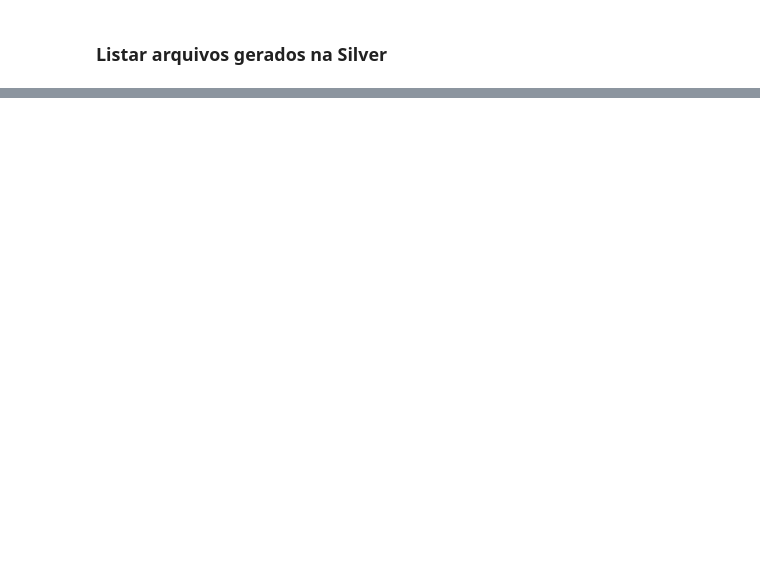
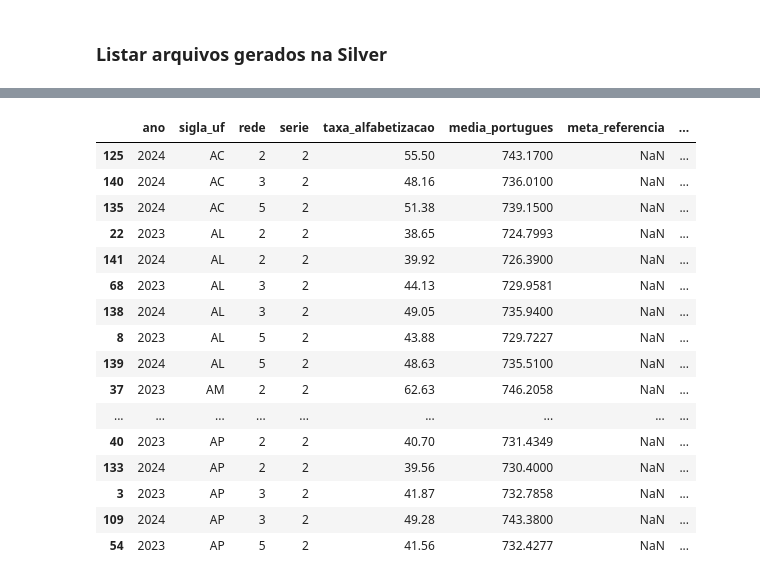
Before and after one commit to acorrea79/techchallenge-fase2-pipeline-alfabetizacao, a Jupyter notebook: notebooks/pipeline_alfabetizacao.ipynb, the cells around one changed output, grey strips where cells are left out. Cells and saved outputs as stored; diff of their text form; code cells hidden in the pictures; blank space fills up the shorter version.

Commit message:
feat: implement gold analytical datasets

```diff
--- a/notebooks/pipeline_alfabetizacao.ipynb
+++ b/notebooks/pipeline_alfabetizacao.ipynb
@@ -1100,0 +1604,15 @@ write_log(
+# %%
+# Leitura dos arquivos da camada Silver
+
+df_meta_brasil = read_silver_parquet("silver_meta_alfabetizacao_brasil.parquet")
+df_meta_uf = read_silver_parquet("silver_meta_alfabetizacao_uf.parquet")
+df_meta_municipio = read_silver_parquet("silver_meta_alfabetizacao_municipio.parquet")
+
+df_indicador_municipio = read_silver_parquet("silver_indicador_municipio.parquet")
+df_indicador_uf = read_silver_parquet("silver_indicador_uf.parquet")
+
+df_alunos_sample = read_silver_parquet("silver_alunos_sample.parquet")
+df_alunos_agregado = read_silver_parquet("silver_alunos_agregado.parquet")
+df_dicionario = read_silver_parquet("silver_dicionario.parquet")
+
+write_log("Todos os arquivos Silver necessários para a Gold foram carregados.")
@@ -1100,0 +1868,50 @@ write_log(
+# %%
+# Gold 5: Evolução temporal da alfabetização por UF e rede
+
+df_gold_evolucao = df_gold_indicador_uf.copy()
+
+evolucao_columns = [
+    "ano",
+    "sigla_uf",
+    "rede",
+    "serie",
+    "taxa_alfabetizacao",
+    "media_portugues",
+    "meta_referencia",
+    "distancia_meta_pontos",
+    "status_meta"
+]
+
+evolucao_columns = [col for col in evolucao_columns if col in df_gold_evolucao.columns]
+
+df_gold_evolucao = df_gold_evolucao[evolucao_columns].copy()
+
+df_gold_evolucao = df_gold_evolucao.sort_values(
+    by=["sigla_uf", "rede", "serie", "ano"]
+)
+
+df_gold_evolucao["variacao_taxa_alfabetizacao"] = (
+    df_gold_evolucao
+    .groupby(["sigla_uf", "rede", "serie"])["taxa_alfabetizacao"]
+    .diff()
+)
+
+df_gold_evolucao = add_gold_metadata(
+    df_gold_evolucao,
+    "gold_evolucao_alfabetizacao_uf"
+)
+
+validate_gold_dataset(
+    df_gold_evolucao,
+    "gold_evolucao_alfabetizacao_uf",
+    ["ano", "sigla_uf", "rede", "taxa_alfabetizacao"]
+)
+
+save_gold_dataset(
+    df_gold_evolucao,
+    "gold_evolucao_alfabetizacao_uf.parquet",
+    "Evolução temporal da taxa de alfabetização por UF e rede"
+)
+
+display(df_gold_evolucao.head(20))
+# %% [output]
@@ -1100,0 +1919,17 @@ write_log(
+|  | ano | sigla_uf | rede | serie | taxa_alfabetizacao | media_portugues | meta_referencia | ... |
+| 125 | 2024 | AC | 2 | 2 | 55.50 | 743.1700 | NaN | ... |
+| 140 | 2024 | AC | 3 | 2 | 48.16 | 736.0100 | NaN | ... |
+| 135 | 2024 | AC | 5 | 2 | 51.38 | 739.1500 | NaN | ... |
+| 22 | 2023 | AL | 2 | 2 | 38.65 | 724.7993 | NaN | ... |
+| 141 | 2024 | AL | 2 | 2 | 39.92 | 726.3900 | NaN | ... |
+| 68 | 2023 | AL | 3 | 2 | 44.13 | 729.9581 | NaN | ... |
+| 138 | 2024 | AL | 3 | 2 | 49.05 | 735.9400 | NaN | ... |
+| 8 | 2023 | AL | 5 | 2 | 43.88 | 729.7227 | NaN | ... |
+| 139 | 2024 | AL | 5 | 2 | 48.63 | 735.5100 | NaN | ... |
+| 37 | 2023 | AM | 2 | 2 | 62.63 | 746.2058 | NaN | ... |
+| ... | ... | ... | ... | ... | ... | ... | ... | ... |
+| 40 | 2023 | AP | 2 | 2 | 40.70 | 731.4349 | NaN | ... |
+| 133 | 2024 | AP | 2 | 2 | 39.56 | 730.4000 | NaN | ... |
+| 3 | 2023 | AP | 3 | 2 | 41.87 | 732.7858 | NaN | ... |
+| 109 | 2024 | AP | 3 | 2 | 49.28 | 743.3800 | NaN | ... |
+| 54 | 2023 | AP | 5 | 2 | 41.56 | 732.4277 | NaN | ... |
```
Also changed, not shown: parts of 56 cells of this notebook.
